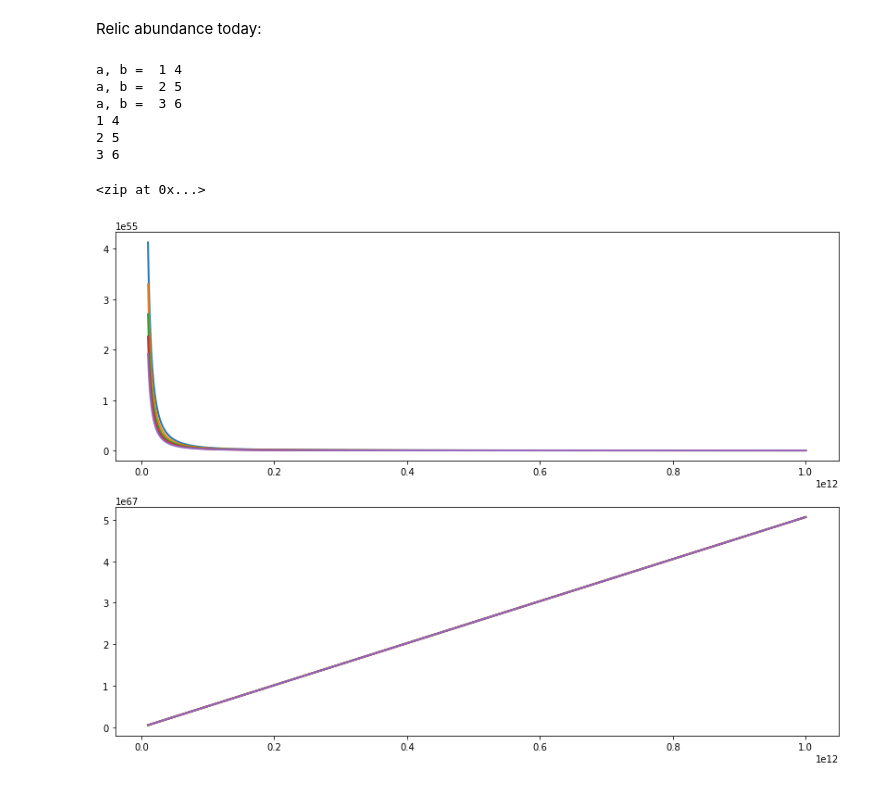
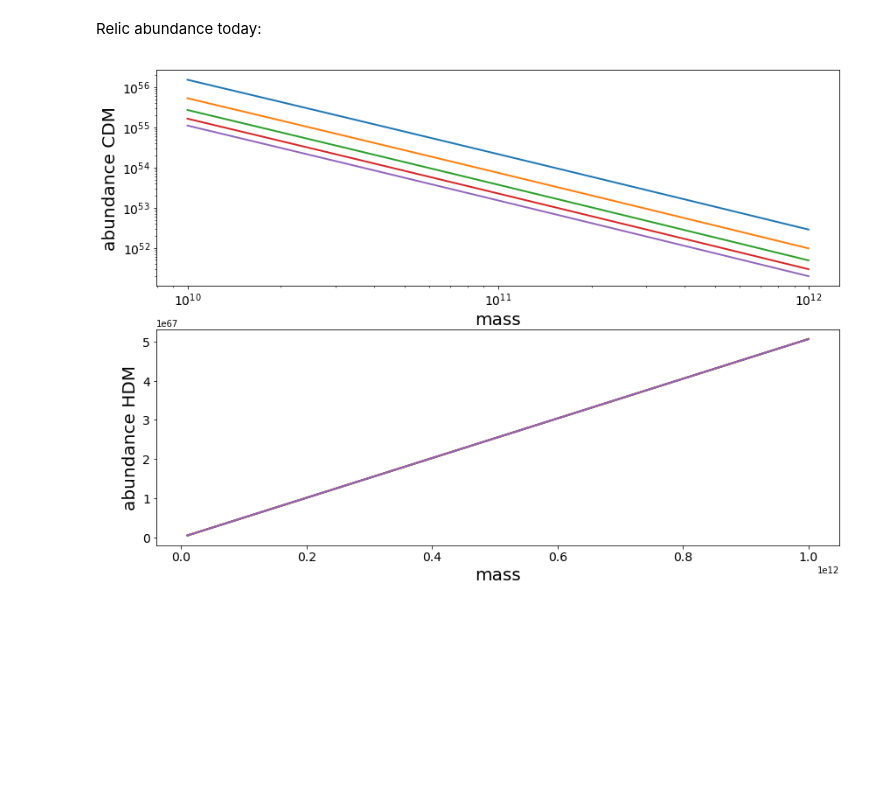
Before and after one commit to adam-coogan/gss19_axions, a Jupyter notebook: notebooks/A1-GRAPPA seminar.ipynb, the cells around one changed output. Saved outputs shown, nothing was run; the diff lists cells and outputs as text; code cells hidden in the pictures; blank space fills up the shorter version.

```diff
--- a/notebooks/A1-GRAPPA seminar.ipynb
+++ b/notebooks/A1-GRAPPA seminar.ipynb
@@ -36,13 +36,14 @@ m_max = 100e10
 n_points = 100
 masses = np.logspace(np.log10(m_min), np.log10(m_max), num=n_points) # mass of the DM particle
 
-scale_min = 0.8
-scale_max = 1.2
+scale_min = 0.4
+scale_max = 1.6
 n_curves = 5
 scales = np.linspace(scale_min, scale_max, num=n_curves) # rescaling of the cross-section
 
 
-T_fo_hot = [T_fo_HDM_equipart(masses, scale) for scale in scales]
+# T_fo_hot = [T_fo_HDM_equipart(masses, scale) for scale in scales]
+T_fo_hot = [T_fo_HDM(masses, scale) for scale in scales]
 n_fo_hot = [numdens_fo_HDM(masses, T_fo) for T_fo in T_fo_hot]
 
 T_fo_cold = [T_fo_CDM(masses, scale) for scale in scales]
@@ -60,48 +61,30 @@ cs_cold = [pow(T_cold,2)/(Mpl * n_cold) for (T_cold, n_cold) in CDM_input]
 
 OM_HDM = [(masses*(T0**3)*n_hot/(rho_c*(T_hot**3))) for (T_hot, n_hot) in HDM_input]
 OM_CDM = [(masses*(T0**3)*n_cold/(rho_c*(T_cold**3))) for (T_cold, n_cold) in CDM_input]
-# %%
-arr1 = [1, 2, 3]
-arr2 = [4, 5, 6]
-
-test = list(zip(arr1, arr2))
-
-for a, b in zip(arr1, arr2):
-    print('a, b = ', a, b)
-
-for (elem1, elem2) in test:
-    print(elem1, elem2)
-# %% [output]
-a, b =  1 4
-a, b =  2 5
-a, b =  3 6
-1 4
-2 5
-3 6
-# %%
-CDM_input
-# %% [output]
-<zip at 0x...>
 # %%
 fig, (ax1, ax2) = plt.subplots(2, 1, figsize=(14,10))
 
 for OM_cold in OM_CDM:
     ax1.plot(masses, OM_cold, lw=2)
 
 for OM_hot in OM_HDM:
     ax2.plot(masses, OM_hot, lw=2)
 
 for ax in (ax1,ax2):
     ax.tick_params(labelsize=16)
 
-# ax1.set_xlabel("x", fontsize=20)
-# ax1.set_ylabel("probability density", fontsize=20)
-# ax1.tick_params(axis='x', labelsize=20)
-# ax1.tick_params(axis='y', labelsize=20)
-# ax2.set_xlabel("x", fontsize=20)
-# ax2.set_ylabel("probability", fontsize=20)
-# ax2.tick_params(axis='x', labelsize=20)
-# ax2.tick_params(axis='y', labelsize=20)
+ax1.set_xlabel("mass", fontsize=20)
+ax1.set_ylabel("abundance CDM", fontsize=20)
+ax1.tick_params(axis='x', labelsize=14)
+ax1.tick_params(axis='y', labelsize=14)
+ax1.set_xscale('log')
+ax1.set_yscale('log')
+ax2.set_xlabel("mass", fontsize=20)
+ax2.set_ylabel("abundance HDM", fontsize=20)
+ax2.tick_params(axis='x', labelsize=14)
+ax2.tick_params(axis='y', labelsize=14)
+# ax2.set_xscale('linear')
+# ax2.set_yscale('linear')
 plt.show()
 # %% [output]
-[figure, old version]
+[figure, new version]
```
